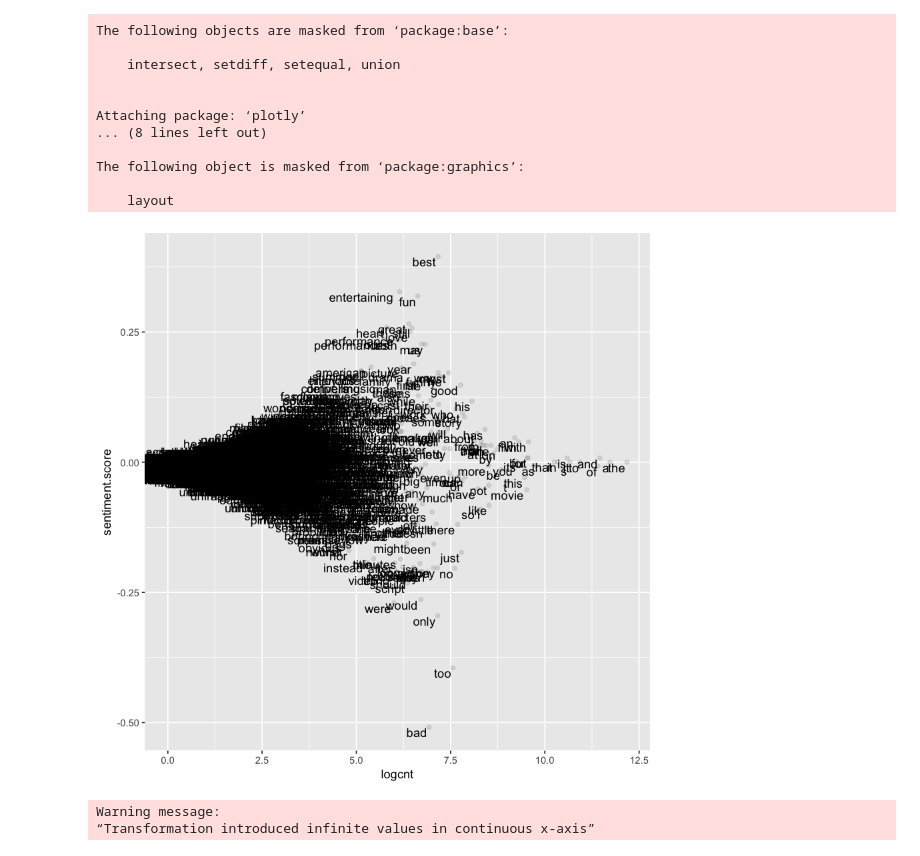
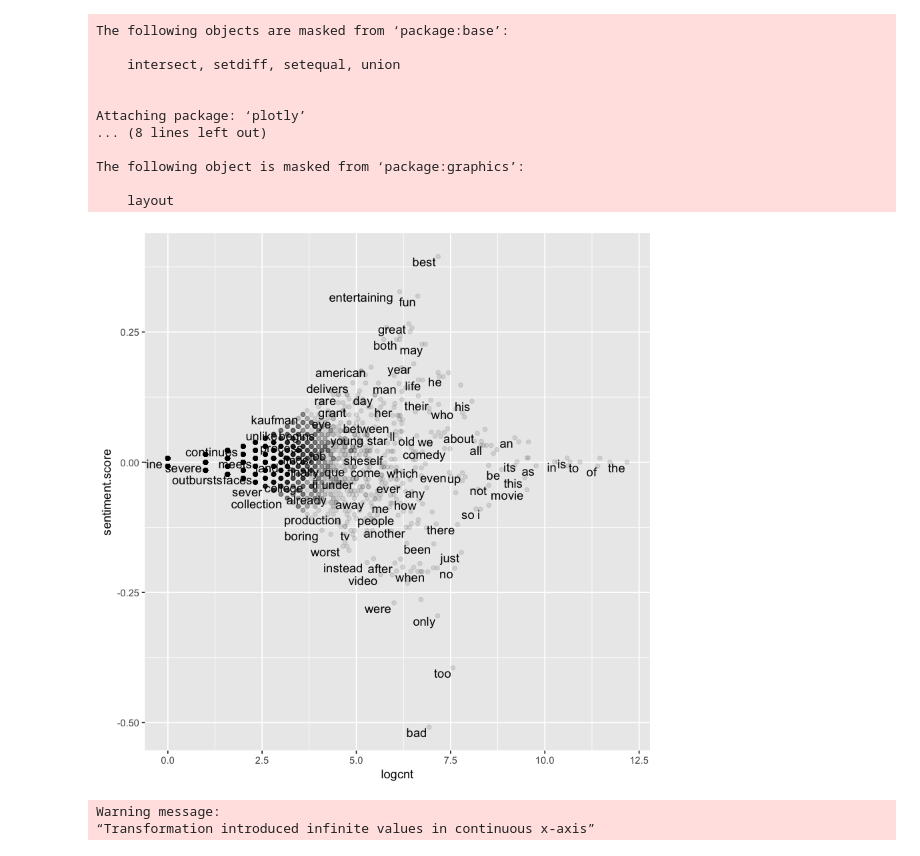
Before and after one commit to JasonKessler/SemioticSquaresTalk, a Jupyter notebook: notebooks/R-Scatterplot-Visualizations.ipynb, the cells around one changed output. Cells and saved outputs as stored; diff of their text form; code cells hidden in the pictures.

```diff
--- a/notebooks/R-Scatterplot-Visualizations.ipynb
+++ b/notebooks/R-Scatterplot-Visualizations.ipynb
@@ -29,12 +29,15 @@ term.counts <- read.csv("term_freqs.csv", header = TRUE)
 term.counts$sentiment.score <- term.counts$score
 # %%
 (term.counts %>%
- ggplot(data=., mapping=aes(x=logcnt, y=sentiment.score, label=term))
+ ggplot(data=., mapping=aes(x=logcnt,
+                            y=sentiment.score,
+                            label=term))
  + geom_point(alpha=.1)
- + geom_text(hjust=1.1, vjust=1.1)
+ + geom_text(hjust=1.1, vjust=1.1,
+             check_overlap = TRUE)
 )
 # %% [output]
-[figure, old version]
+[figure, new version]
 # %%
 nice.plot <- (term.counts %>% ggplot(data=.,
                         mapping=aes(x=logcnt,
```
Also changed, not shown: 1 other file.
